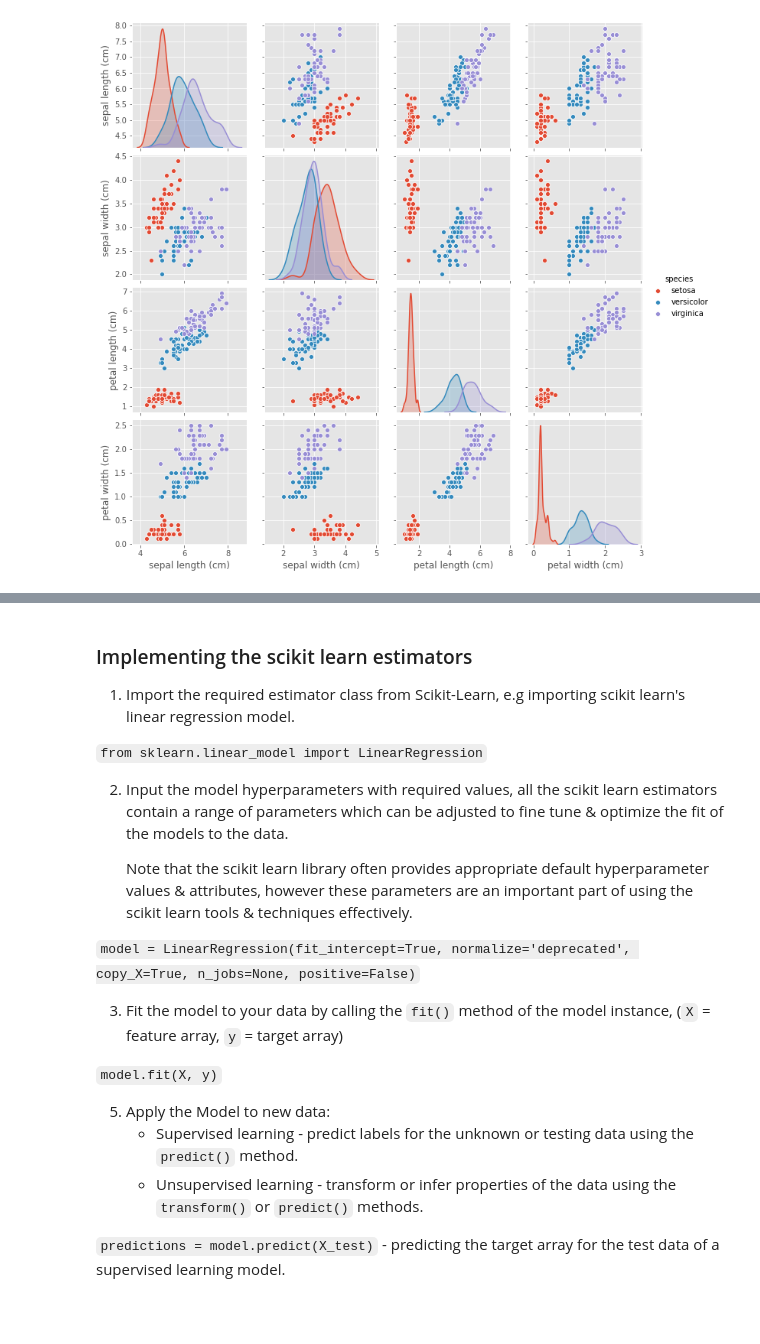
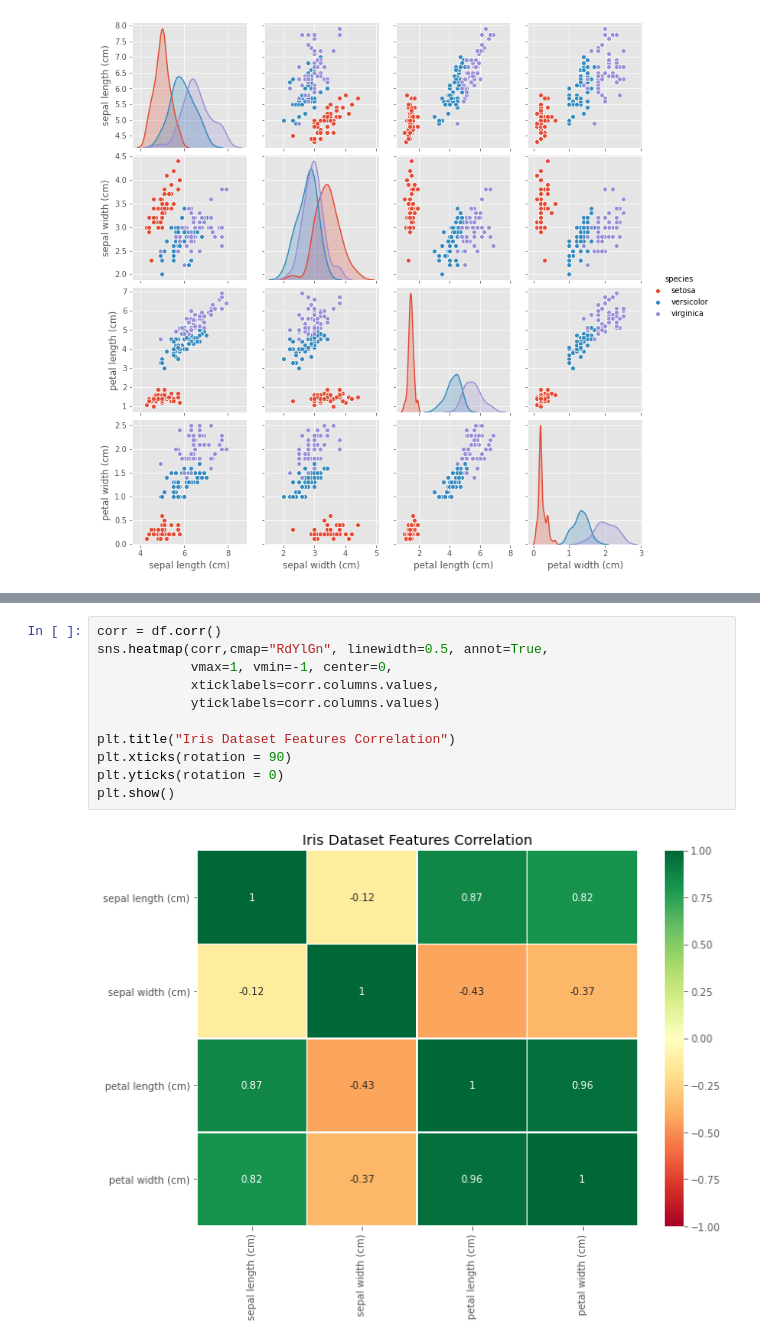
Before and after one commit to PaulSweeney89/ML-S_2021, a Jupyter notebook: scikit-learn.ipynb, the cells around one changed output, grey strips where cells are left out. Drawn from its saved outputs; the diff is of its cells as text; blank space fills up the shorter version.

````diff
--- a/scikit-learn.ipynb
+++ b/scikit-learn.ipynb
@@ -169,23 +196,13 @@ Scikit-learn provides a consistent & easy to use interface for implementing the
-# %% [markdown]
-### Implementing the scikit learn estimators
-
-1. Import the required estimator class from Scikit-Learn, e.g importing scikit learn's linear regression model.
-
-```from sklearn.linear_model import LinearRegression```
-
-2. Input the model hyperparameters with required values, all the scikit learn estimators contain a range of parameters which can be adjusted to fine tune & optimize the fit of the models to the data.
-
-    Note that the scikit learn library often provides appropriate default hyperparameter values & attributes, however these parameters are an important part of using the scikit learn tools & techniques effectively.
-
-```model = LinearRegression(fit_intercept=True, normalize='deprecated', copy_X=True, n_jobs=None, positive=False)```
-
-3. Fit the model to your data by calling the ```fit()``` method of the model instance, (```X``` = feature array, ```y``` = target array)
-
-```model.fit(X, y)```
-
-5. Apply the Model to new data:
-    - Supervised learning - predict labels for the unknown or testing data using the ```predict()``` method.
-    - Unsupervised learning - transform or infer properties of the data using the ```transform()``` or ```predict()``` methods.
-
-
-  ```predictions = model.predict(X_test)``` - predicting the target array for the test data of a supervised learning model.
+# %%
+corr = df.corr()
+sns.heatmap(corr,cmap="RdYlGn", linewidth=0.5, annot=True,
+            vmax=1, vmin=-1, center=0,
+            xticklabels=corr.columns.values,
+            yticklabels=corr.columns.values)
+
+plt.title("Iris Dataset Features Correlation")
+plt.xticks(rotation = 90)
+plt.yticks(rotation = 0)
+plt.show()
+# %% [output]
+[figure, added]
````
Also changed, not shown: parts of 22 cells of this notebook, 1 other file.
